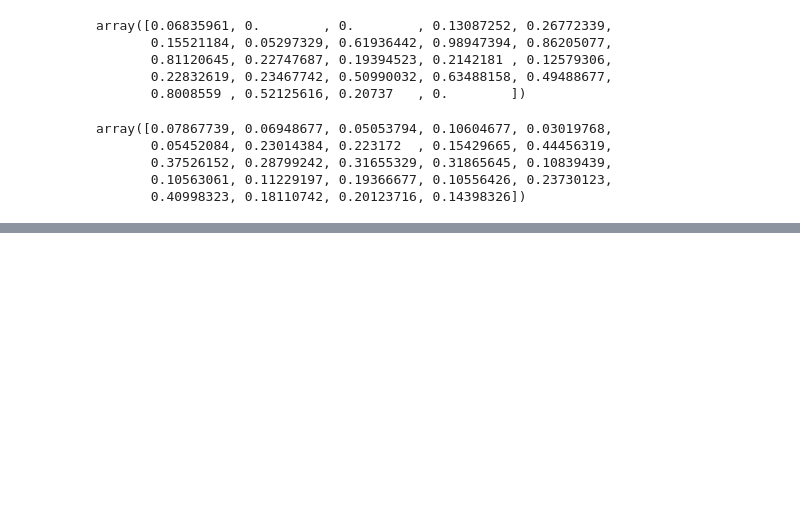
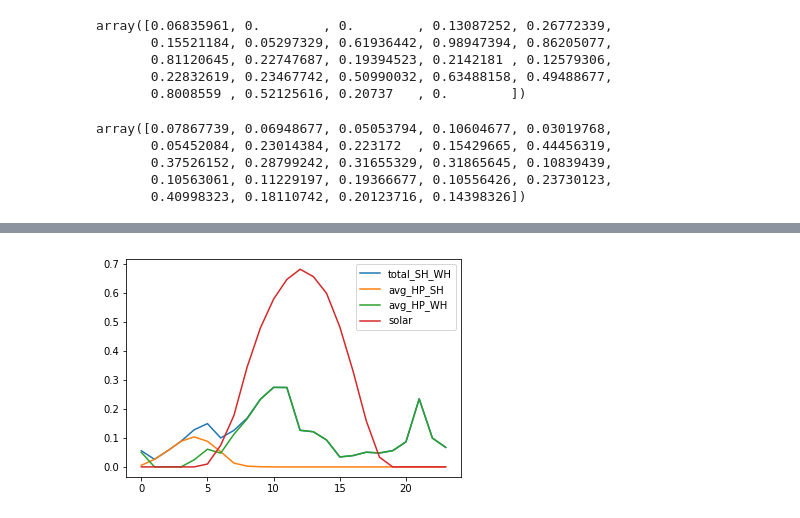
Before and after one commit to BuildingDecarb/URAP_2020, a Jupyter notebook: LoadBalanceGraphing.ipynb, the cells around one changed output, grey strips where cells are left out. Saved outputs shown, nothing was run; the diff lists cells and outputs as text; code cells hidden in the pictures; blank space fills up the shorter version.

```diff
--- a/LoadBalanceGraphing.ipynb
+++ b/LoadBalanceGraphing.ipynb
@@ -113,0 +199,19 @@ array([0.49319121, 0.5404939 , 0.58024375, 0.62854391, 0.63583054,
+# %%
+def days_in_month(month, year=2019):
+    return monthrange(year, month)[1]
+# %%
+def averageHourlyKWInMonth(climate, month):
+    assert climate >= 1 and climate <= 16
+    assert month >= 1 and month <= 12
+    hourlyDict = {}
+    cities = climateDict.get(climate)
+    days = days_in_month(month)
+    for city in cities:
+        monthTable = city[city['Month'] == str(month)]
+        for hour in range(24):
+            sumKWH = monthTable[monthTable['Hour'] == str(hour)]['AC System Output (W)'].sum() / 1000
+            averageKWH = sumKWH / days
+            hourlyDict[hour] = averageKWH
+    return hourlyDict
+
+averageHourlyKWInMonth(1, 1)
@@ -131,0 +257,26 @@ plt.plot(temp)
+# %%
+climate_var = 3
+month_var = 7
+
+hourDict = averageHourlyKWInMonth(climate_var, month_var)   # climate, month
+hourDictKeys = sorted(hourDict.items())
+x, y = zip(*hourDictKeys)
+
+total_SH_WH = cumulative_average_SH_and_WH(month_var, 2019, climate_var)  # month, year, climate
+
+avg_HP_SH = average_HP_SH(month_var, 2019, climate_var)  # month, year, climate
+avg_HP_WH = average_HP_WH(month_var, 2019, climate_var)
+
+plt.plot(total_SH_WH, label = "total_SH_WH")
+plt.plot(avg_HP_SH, label = "avg_HP_SH")
+plt.plot(avg_HP_WH, label = "avg_HP_WH")
+plt.plot(x, y, label = "solar")
+plt.legend()
+plt.show()
+
+
+#demand = np.trapz(total_SH_WH)
+#supply = np.trapz(list(i[1] for i in hourDict.items()), dx=0.1)
+#supply
+# %% [output]
+[figure, added]
```
Also changed, not shown: parts of 12 cells of this notebook.
